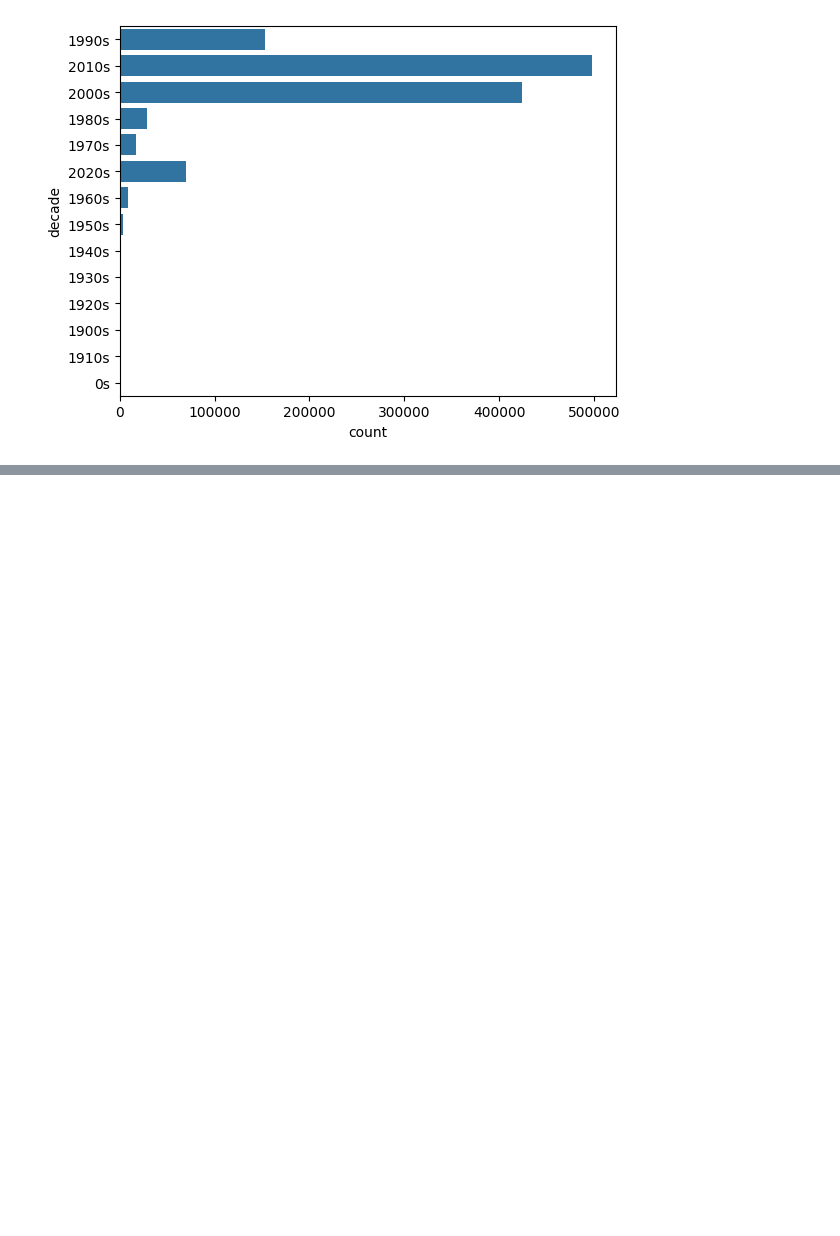
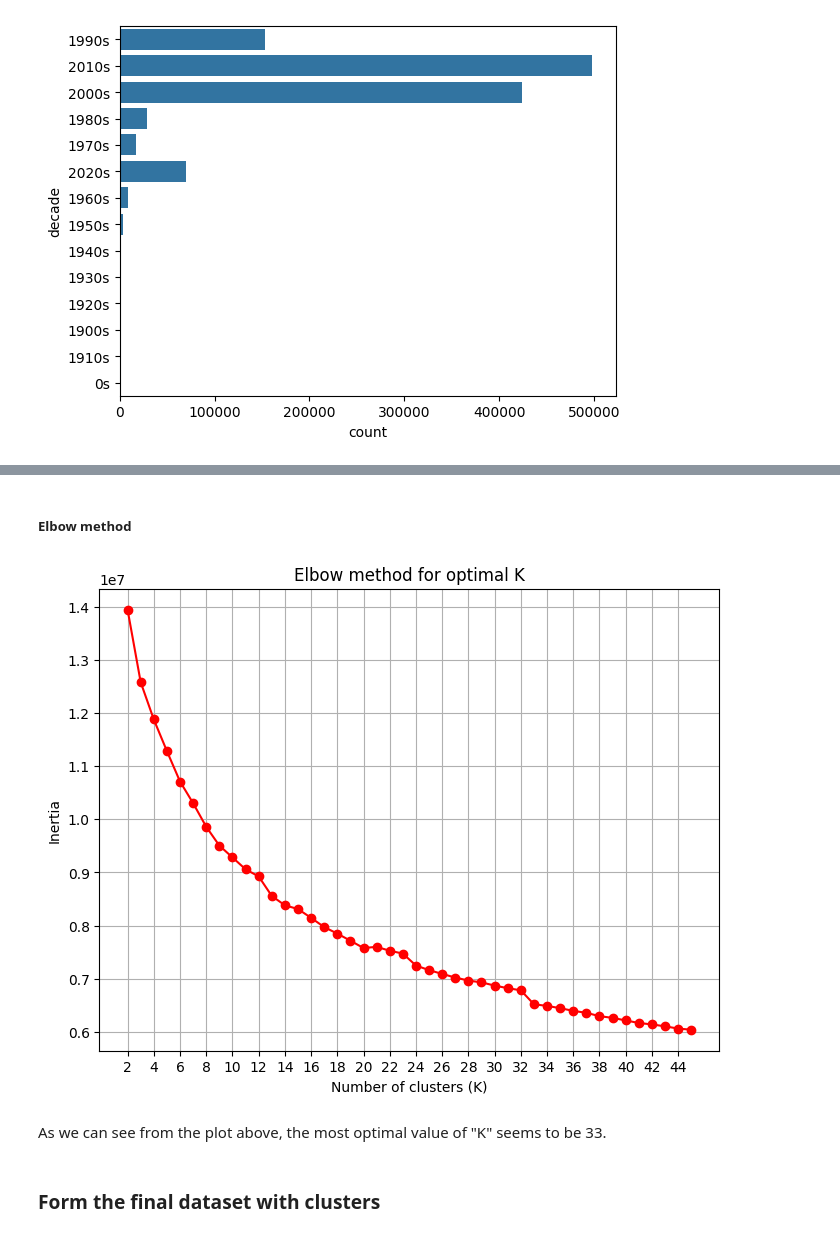
Before and after one commit to Sladkopar/PMLDL, a Jupyter notebook: notebooks(tests)/preprocess.ipynb, the cells around one changed output, grey strips where cells are left out. Drawn from its saved outputs; the diff is of its cells as text; code cells hidden in the pictures; blank space fills up the shorter version.

Commit message:
Better preprocessing added.

```diff
--- a/notebooks(tests)/preprocess.ipynb
+++ b/notebooks(tests)/preprocess.ipynb
@@ -185,0 +272,3 @@ sns.countplot(df.loc[:, 'decade'])
+# %%
+preprocessed_df = encode_key(df)
+preprocessed_df.head()
@@ -185,0 +296,3 @@ sns.countplot(df.loc[:, 'decade'])
+# %%
+preprocessed_df['time_signature'] = (preprocessed_df.loc[:, 'time_signature'] != 4.0).astype(int)
+preprocessed_df.loc[:, 'time_signature'].value_counts()
@@ -185,0 +304,11 @@ sns.countplot(df.loc[:, 'decade'])
+# %%
+# Preprocessing pipeline for remaining features
+preprocessor = ColumnTransformer(
+    transformers=[
+        ('num', StandardScaler(), audio_features + numeric_features + binary_features),
+        ('cyclic', 'passthrough', ['key_sine', 'key_cosine']),
+        ('time_sig', 'passthrough', ['time_signature'])
+    ])
+
+preprocessor.fit(preprocessed_df)
+preprocessed_df = preprocessor.transform(preprocessed_df)
@@ -185,0 +325,32 @@ sns.countplot(df.loc[:, 'decade'])
+# %% [markdown]
+##### Elbow method
+# %%
+# Array for saving the inertia at each "k"
+inertia = []
+#silhouette_scores = []
+k_values = range(2, 46)
+
+for k in k_values:
+    k_means = KMeans(n_clusters=k, init='k-means++', random_state=42)
+    k_means.fit(preprocessed_df)
+    labels = k_means.predict(preprocessed_df)
+    inertia.append(k_means.inertia_)
+    print(k)
+# %%
+# Plot the results
+fig, ax = plt.subplots(figsize=(8, 6))
+
+ax.plot(k_values, inertia, 'ro-')
+ax.set_xlabel('Number of clusters (K)')
+ax.set_xticks(k_values[::2])
+ax.set_ylabel('Inertia')
+ax.set_title('Elbow method for optimal K')
+ax.grid()
+
+plt.show()
+# %% [output]
+[figure, added]
+# %% [markdown]
+As we can see from the plot above, the most optimal value of "K" seems to be 33.
+# %% [markdown]
+### Form the final dataset with clusters
```
Also changed, not shown: parts of 22 cells of this notebook.
